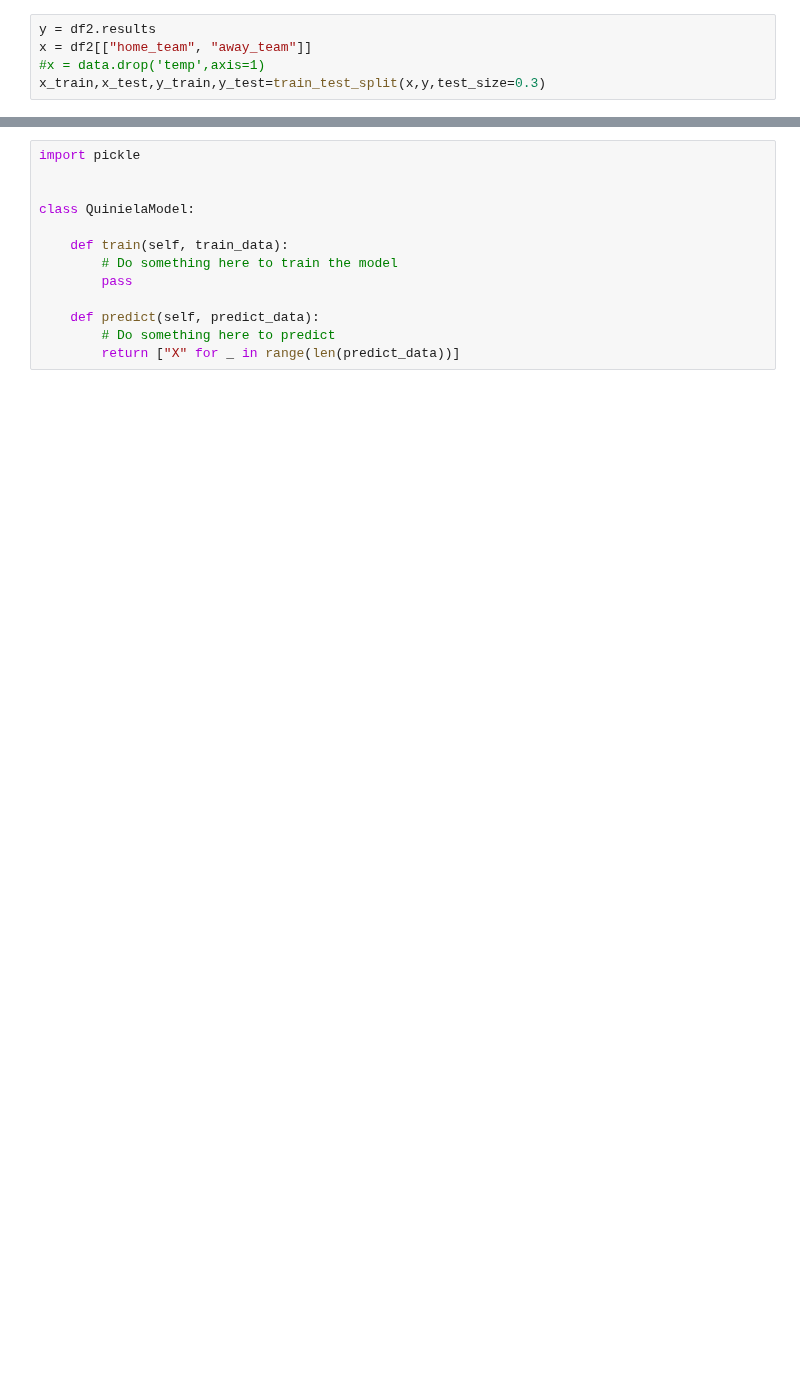
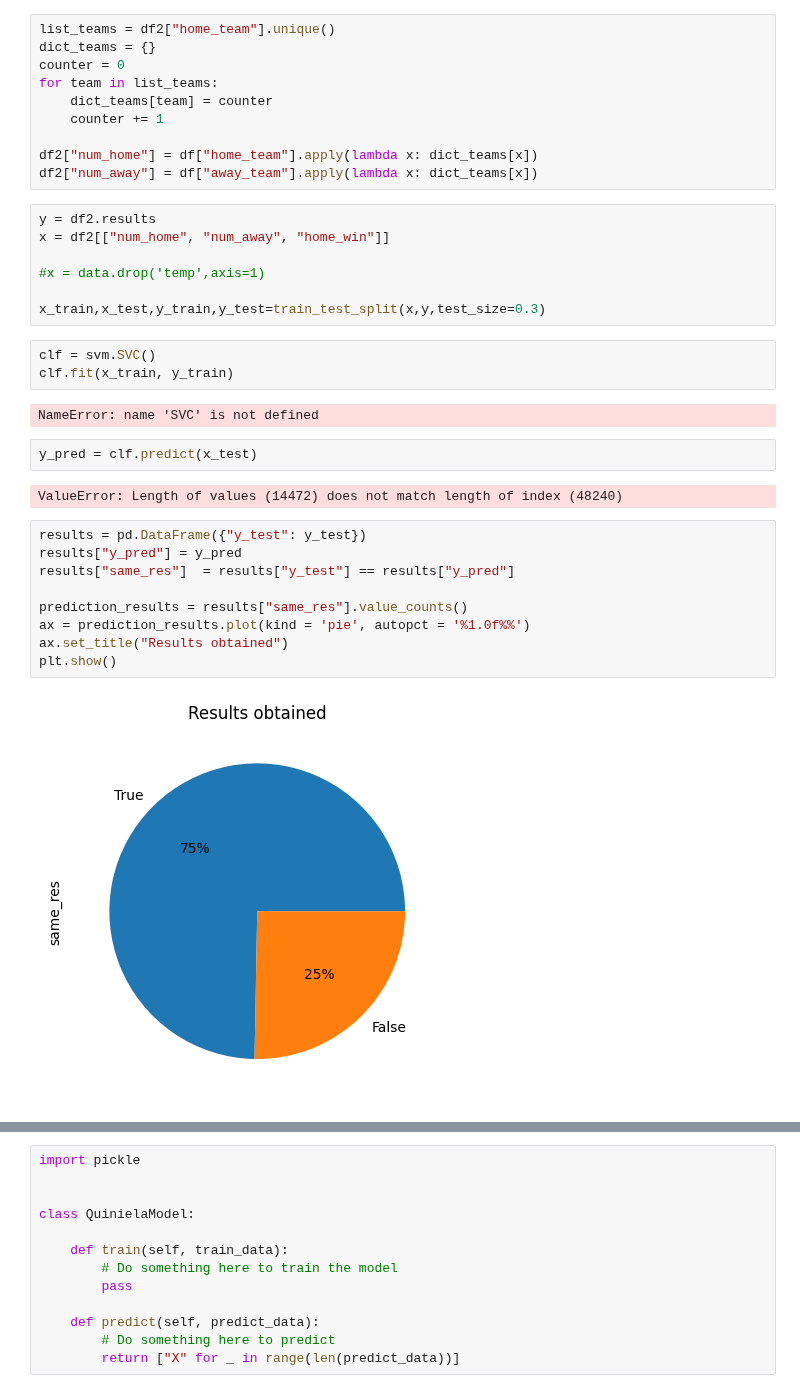
Before and after one commit to alexfulleda98/la-quiniela, a Jupyter notebook: analysis/ModelTesting.ipynb, the cells around one changed output, grey strips where cells are left out. Drawn from its saved outputs; the diff is of its cells as text; blank space fills up the shorter version.

```diff
--- a/analysis/ModelTesting.ipynb
+++ b/analysis/ModelTesting.ipynb
@@ -71,5 +71,37 @@ pd.crosstab(df2['home_team'], df2['total_goals_sum'], df2['home_goals'], aggfunc
+# %%
+list_teams = df2["home_team"].unique()
+dict_teams = {}
+counter = 0
+for team in list_teams:
+    dict_teams[team] = counter
+    counter += 1
+
+df2["num_home"] = df["home_team"].apply(lambda x: dict_teams[x])
+df2["num_away"] = df["away_team"].apply(lambda x: dict_teams[x])
 # %%
 y = df2.results
-x = df2[["home_team", "away_team"]]
+x = df2[["num_home", "num_away", "home_win"]]
+
 #x = data.drop('temp',axis=1)
+
 x_train,x_test,y_train,y_test=train_test_split(x,y,test_size=0.3)
+# %%
+clf = svm.SVC()
+clf.fit(x_train, y_train)
+# %% [output]
+NameError: name 'SVC' is not defined
+# %%
+y_pred = clf.predict(x_test)
+# %% [output]
+ValueError: Length of values (14472) does not match length of index (48240)
+# %%
+results = pd.DataFrame({"y_test": y_test})
+results["y_pred"] = y_pred
+results["same_res"]  = results["y_test"] == results["y_pred"]
+
+prediction_results = results["same_res"].value_counts()
+ax = prediction_results.plot(kind = 'pie', autopct = '%1.0f%%')
+ax.set_title("Results obtained")
+plt.show()
+# %% [output]
+[figure, added]
```
Also changed, not shown: parts of 10 cells of this notebook.
